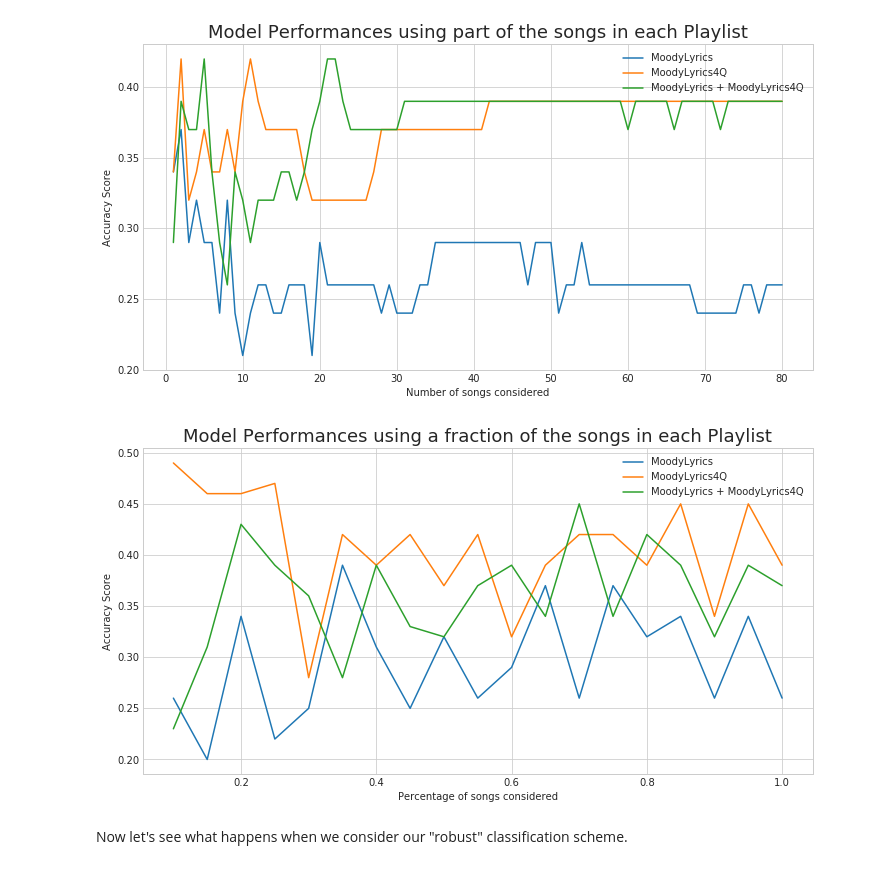
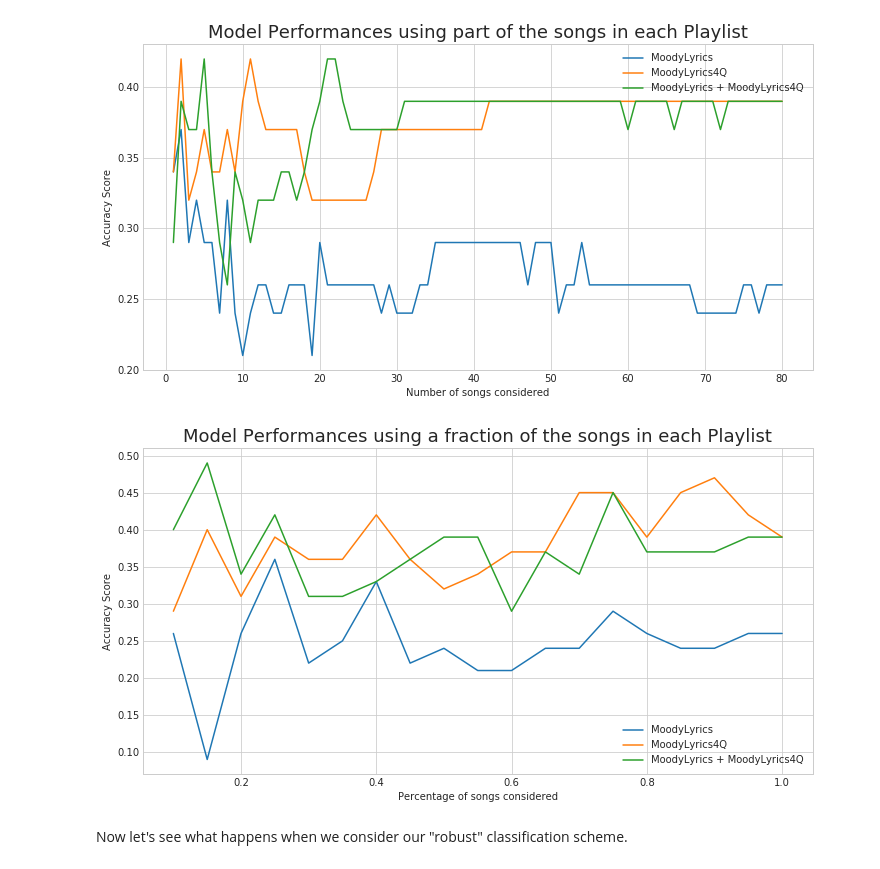
Before and after one commit to sgiammy/emotion-patterns-in-music-playlists, a Jupyter notebook: Notebook/5_Final_steps.ipynb, the cells around one changed output. Drawn from its saved outputs; the diff is of its cells as text; code cells hidden in the pictures.

Commit message:
do not use replacement while sampling from playlist

```diff
--- a/Notebook/5_Final_steps.ipynb
+++ b/Notebook/5_Final_steps.ipynb
@@ -1180,17 +1180,17 @@ for t in np.arange(0.1, 1.05, 0.05):
 
     playlistDf_ml_alone = songsFeat_ml_alone\
         .groupby(by='PLAYLIST_PID',as_index=False)\
-        .apply(lambda x: x.sample(frac=t, replace=True))\
+        .apply(lambda x: x.sample(frac=t))\
         .groupby(by='PLAYLIST_PID',as_index=False)\
         .agg(map_mean)
     playlistDf_ml4q_alone = songsFeat_ml4q_alone\
         .groupby(by='PLAYLIST_PID',as_index=False)\
-        .apply(lambda x: x.sample(frac=t, replace=True))\
+        .apply(lambda x: x.sample(frac=t))\
         .groupby(by='PLAYLIST_PID',as_index=False)\
         .agg(map_mean)
     playlistDf_ml_ml4q = songsFeat_ml_ml4q\
         .groupby(by='PLAYLIST_PID',as_index=False)\
-        .apply(lambda x: x.sample(frac=t, replace=True))\
+        .apply(lambda x: x.sample(frac=t))\
         .groupby(by='PLAYLIST_PID',as_index=False)\
         .agg(map_mean)
 
@@ -1217,34 +1217,34 @@ for t in np.arange(0.1, 1.05, 0.05):
     '''
     SECOND MODEL: MoodyLyrics4q alone
     '''
     y_pred = np.argmax(np.array([x[1:5] for x in predictions_ml4q_alone.values]), axis=1)
     performances[t][1] = round(accuracy_score(y_true, y_pred),2)
 
     '''
     THIRD MODEL: MoodyLyrics + MoodyLyrics4Q
     '''
     y_pred = np.argmax(np.array([x[1:5] for x in predictions_ml_ml4q.values]), axis=1)
     performances[t][2] = round(accuracy_score(y_true, y_pred),2)
 
 # Plot what we obtained
 x = sorted(list(performances.keys()))
 ml_alone_perf = [performances[k][0] for k in x]
 ml4q_alone_perf = [performances[k][1] for k in x]
 ml_ml4q_perf = [performances[k][2] for k in x]
 
 fig = plt.gcf()
 fig.set_size_inches(12, 6)
 
 plt.plot(x, ml_alone_perf, label='MoodyLyrics')
 plt.plot(x, ml4q_alone_perf, label='MoodyLyrics4Q')
 plt.plot(x, ml_ml4q_perf, label='MoodyLyrics + MoodyLyrics4Q')
 plt.legend()
 plt.title('Model Performances using a fraction of the songs in each Playlist', fontsize=18)
 plt.xlabel('Percentage of songs considered')
 plt.ylabel('Accuracy Score')
 plt.show()
 # %% [output]
-[figure, old version]
+[figure, new version]
 # %% [markdown]
 Now let's see what happens when we consider our "robust" classification scheme.
 # %%
```
Also changed, not shown: parts of 1 cell of this notebook.
